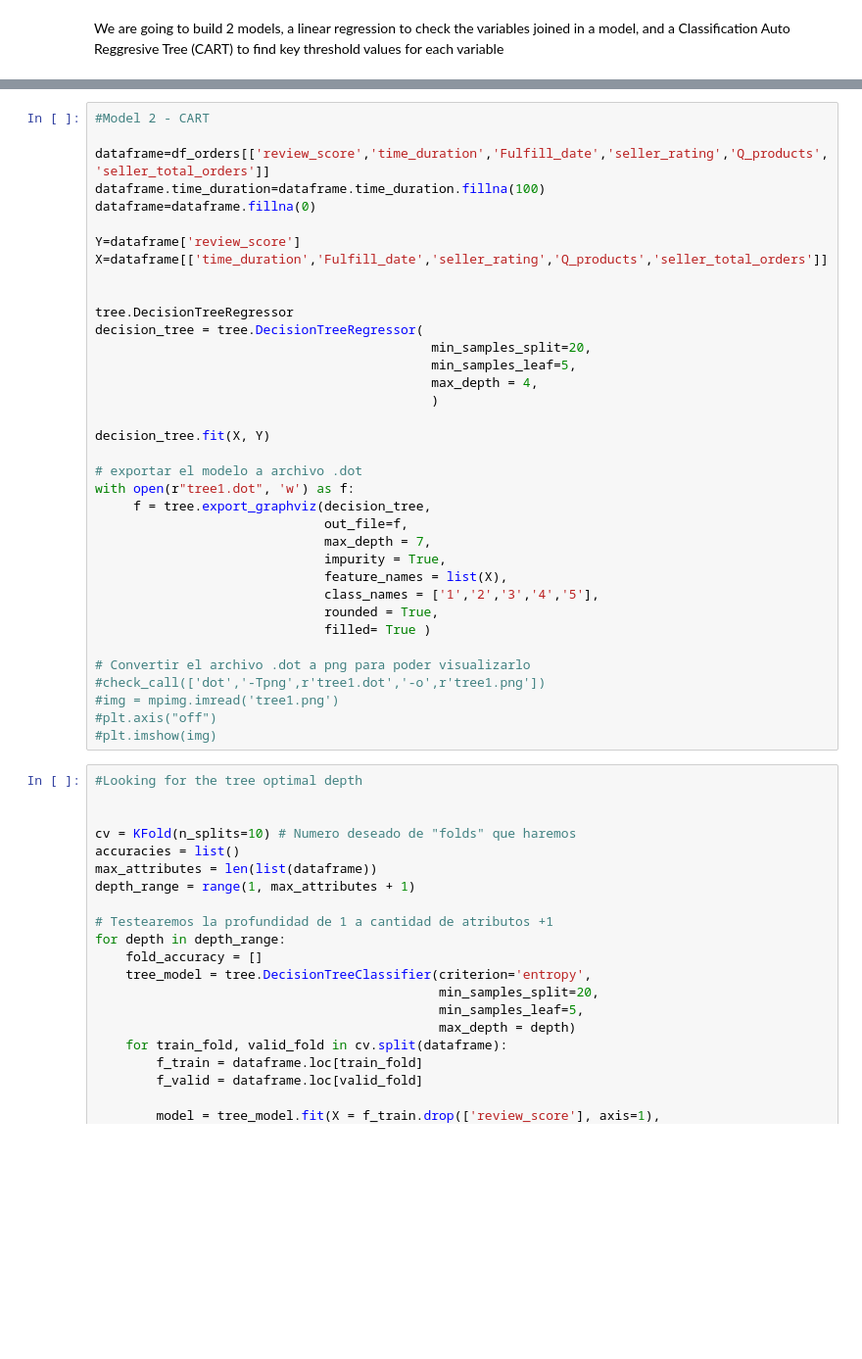
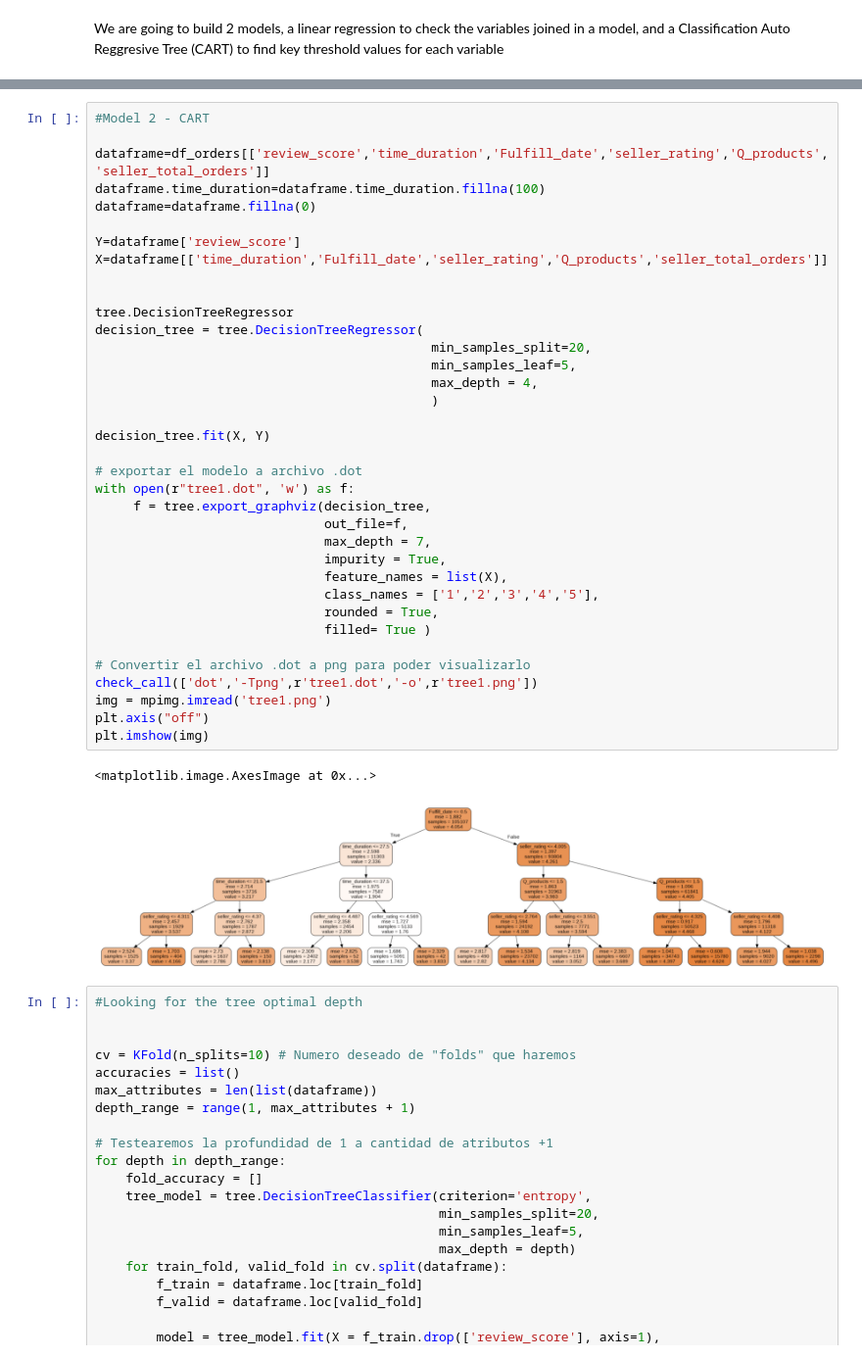
Before and after one commit to DS4A-Grupo4/Brazilian-Ecommerce, a Jupyter notebook: Proyecto.ipynb, the cells around one changed output, grey strips where cells are left out. Shown at 98% size. Saved outputs shown, nothing was run; the diff lists cells and outputs as text; blank space fills up the shorter version.

```diff
--- a/Proyecto.ipynb
+++ b/Proyecto.ipynb
@@ -746,37 +746,40 @@ Notes:
 
 dataframe=df_orders[['review_score','time_duration','Fulfill_date','seller_rating','Q_products','seller_total_orders']]
 dataframe.time_duration=dataframe.time_duration.fillna(100)
 dataframe=dataframe.fillna(0)
 
 Y=dataframe['review_score']
 X=dataframe[['time_duration','Fulfill_date','seller_rating','Q_products','seller_total_orders']]
 
 
 tree.DecisionTreeRegressor
 decision_tree = tree.DecisionTreeRegressor(
                                             min_samples_split=20,
                                             min_samples_leaf=5,
                                             max_depth = 4,
                                             )
 
 decision_tree.fit(X, Y)
 
 # exportar el modelo a archivo .dot
 with open(r"tree1.dot", 'w') as f:
      f = tree.export_graphviz(decision_tree,
                               out_file=f,
                               max_depth = 7,
                               impurity = True,
                               feature_names = list(X),
                               class_names = ['1','2','3','4','5'],
                               rounded = True,
                               filled= True )
 
 # Convertir el archivo .dot a png para poder visualizarlo
-#check_call(['dot','-Tpng',r'tree1.dot','-o',r'tree1.png'])
-#img = mpimg.imread('tree1.png')
-#plt.axis("off")
-#plt.imshow(img)
+check_call(['dot','-Tpng',r'tree1.dot','-o',r'tree1.png'])
+img = mpimg.imread('tree1.png')
+plt.axis("off")
+plt.imshow(img)
+# %% [output]
+<matplotlib.image.AxesImage at 0x...>
+[figure, added]
 # %%
 #Looking for the tree optimal depth
 
```
Also changed, not shown: parts of 2 cells of this notebook.
